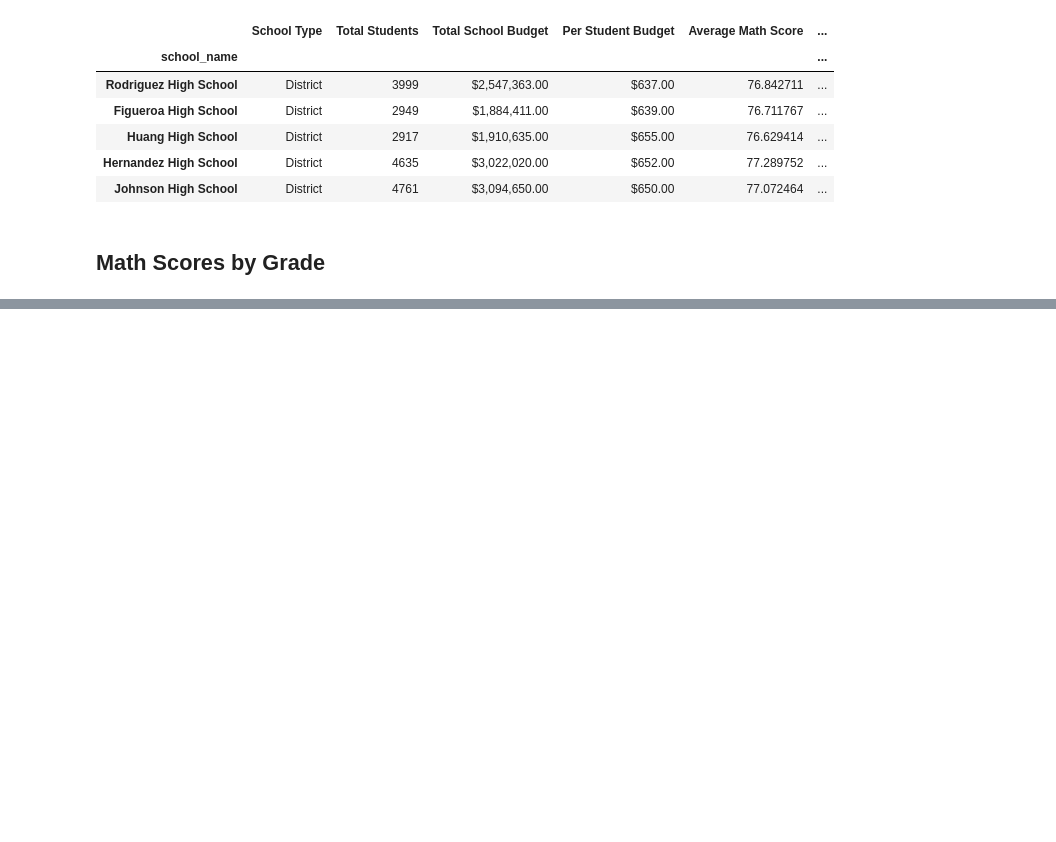
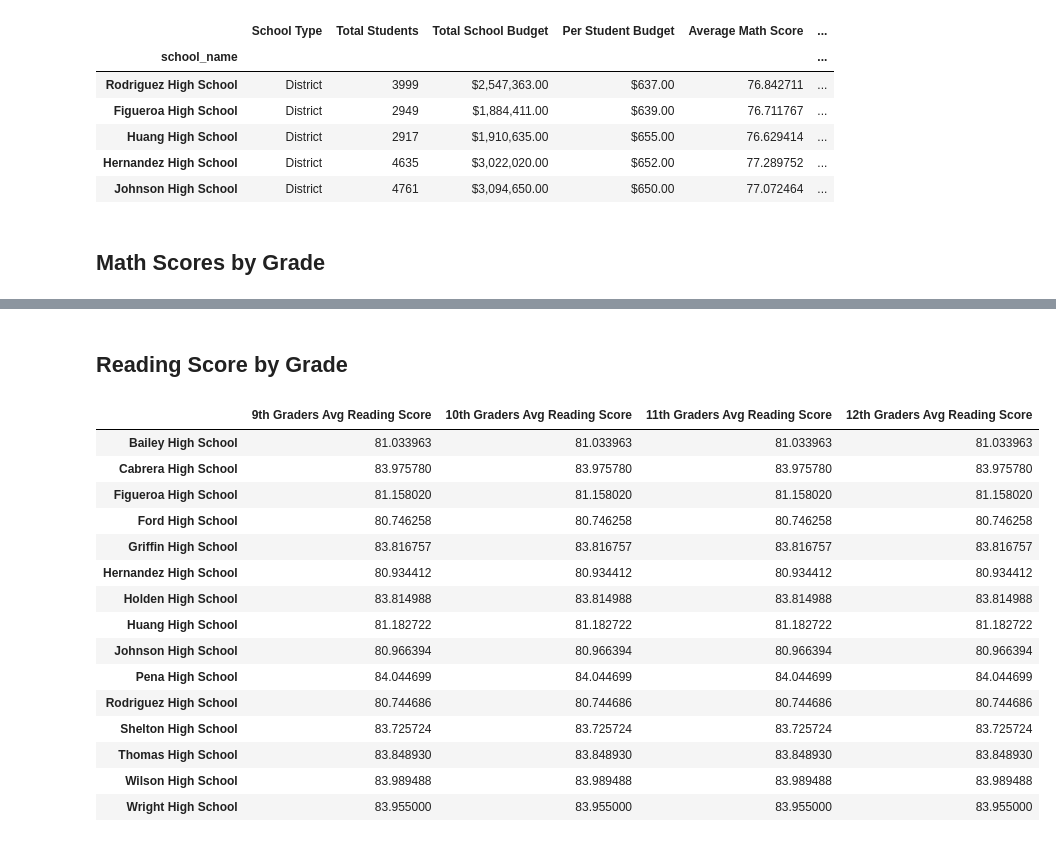
Before and after one commit to Evdawg/pandas-challenge, a Jupyter notebook: PyCitySchools/PyCitySchools_solution.ipynb, the cells around one changed output, grey strips where cells are left out. Drawn from its saved outputs; the diff is of its cells as text; code cells hidden in the pictures; blank space fills up the shorter version.

```diff
--- a/PyCitySchools/PyCitySchools_solution.ipynb
+++ b/PyCitySchools/PyCitySchools_solution.ipynb
@@ -379,0 +414,36 @@ twelfth_graders = school_data_complete[(school_data_complete["grade"] == "12th")
+# %% [markdown]
+## Reading Score by Grade
+# %%
+# same thing but with reading scores by grade
+
+# Group by "school_name" and take the mean of each.
+ninth_graders_scores = pd.DataFrame(full_school_data_df.groupby(['school_name'], ['grade']=='9th').mean()['reading_score']).rename(columns= {'reading_score': '9th Graders Avg Reading Score'})
+tenth_graders_scores = pd.DataFrame(full_school_data_df.groupby(['school_name'], ['grade']=='10th').mean()['reading_score']).rename(columns= {'reading_score': '10th Graders Avg Reading Score'})
+eleventh_graders_scores = pd.DataFrame(full_school_data_df.groupby(['school_name'], ['grade']=='11th').mean()['reading_score']).rename(columns= {'reading_score': '11th Graders Avg Reading Score'})
+twelfth_graders_scores =  pd.DataFrame(full_school_data_df.groupby(['school_name'], ['grade']=='12th').mean()['reading_score']).rename(columns= {'reading_score': '12th Graders Avg Reading Score'})
+
+# deviating from the starter code here:
+# concat these 4 DataFrames into a single DF called 'reading_scores_by_grade'
+
+reading_scores_by_grade = pd.concat([ninth_graders_scores, tenth_graders_scores, eleventh_graders_scores, twelfth_graders_scores], axis=1)
+reading_scores_by_grade
+
+reading_scores_by_grade.index.name = None
+reading_scores_by_grade
+# %% [output]
+|  | 9th Graders Avg Reading Score | 10th Graders Avg Reading Score | 11th Graders Avg Reading Score | 12th Graders Avg Reading Score |
+| Bailey High School | 81.033963 | 81.033963 | 81.033963 | 81.033963 |
+| Cabrera High School | 83.975780 | 83.975780 | 83.975780 | 83.975780 |
+| Figueroa High School | 81.158020 | 81.158020 | 81.158020 | 81.158020 |
+| Ford High School | 80.746258 | 80.746258 | 80.746258 | 80.746258 |
+| Griffin High School | 83.816757 | 83.816757 | 83.816757 | 83.816757 |
+| Hernandez High School | 80.934412 | 80.934412 | 80.934412 | 80.934412 |
+| Holden High School | 83.814988 | 83.814988 | 83.814988 | 83.814988 |
+| Huang High School | 81.182722 | 81.182722 | 81.182722 | 81.182722 |
+| Johnson High School | 80.966394 | 80.966394 | 80.966394 | 80.966394 |
+| Pena High School | 84.044699 | 84.044699 | 84.044699 | 84.044699 |
+| Rodriguez High School | 80.744686 | 80.744686 | 80.744686 | 80.744686 |
+| Shelton High School | 83.725724 | 83.725724 | 83.725724 | 83.725724 |
+| Thomas High School | 83.848930 | 83.848930 | 83.848930 | 83.848930 |
+| Wilson High School | 83.989488 | 83.989488 | 83.989488 | 83.989488 |
+| Wright High School | 83.955000 | 83.955000 | 83.955000 | 83.955000 |
```
Also changed, not shown: parts of 11 cells of this notebook.
